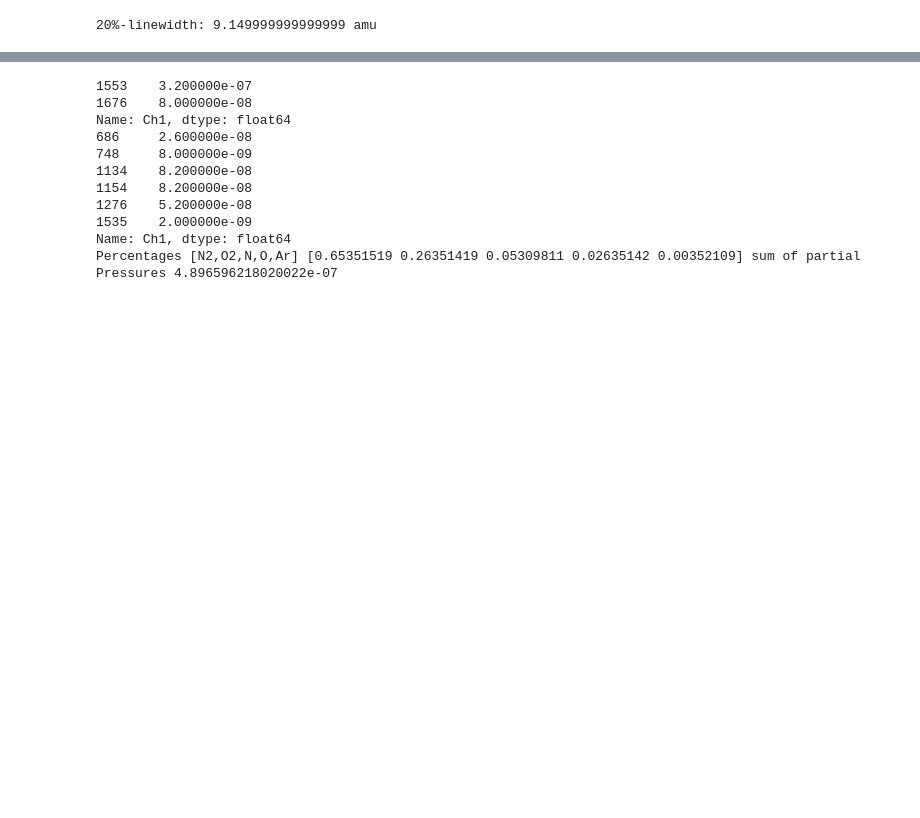
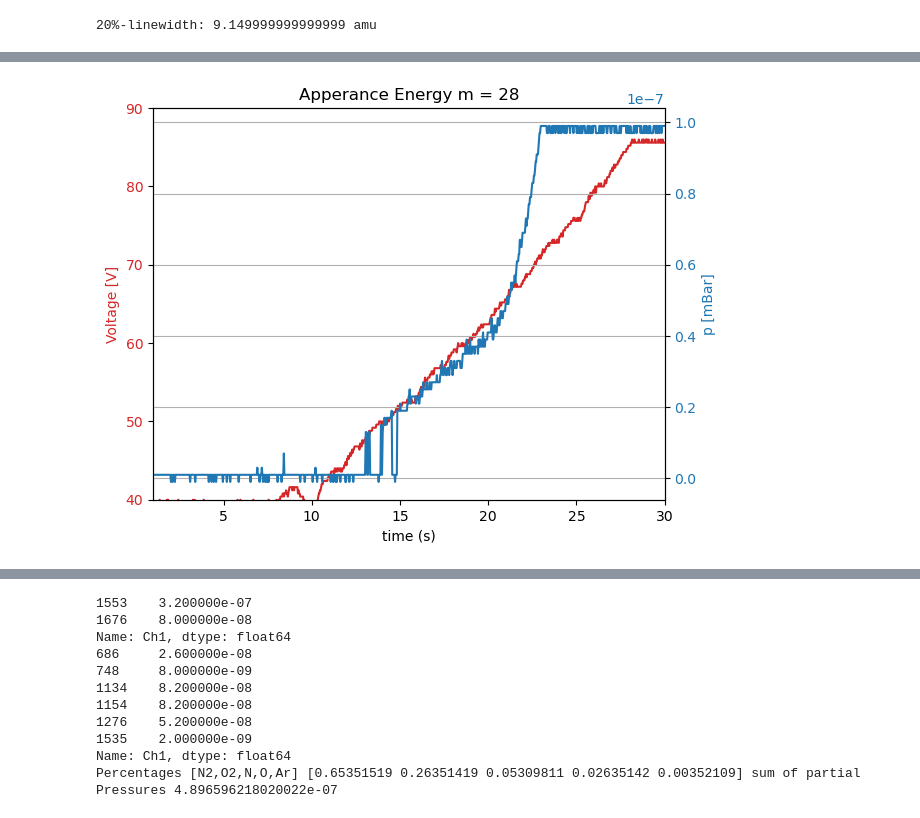
Before and after one commit to HerbertderGrosse/P3, a Jupyter notebook: Massenspektrometer/Mass_spectroskopy.ipynb, the cells around one changed output, grey strips where cells are left out. Drawn from its saved outputs; the diff is of its cells as text; code cells hidden in the pictures; blank space fills up the shorter version.

```diff
--- a/Massenspektrometer/Mass_spectroskopy.ipynb
+++ b/Massenspektrometer/Mass_spectroskopy.ipynb
@@ -221,0 +226,31 @@ plt.show()
+# %%
+
+fig, ax1 = plt.subplots()
+
+color = 'tab:red'
+ax1.set_xlabel('time (s)')
+ax1.set_ylabel('Voltage [V]', color=color)
+ax1.set_ylim(40,90)
+
+ax1.plot(m14["time"],-m14["Ch2"],color=color)
+
+
+ax1.tick_params(axis='y', labelcolor=color)
+
+ax2 = ax1.twinx()  # instantiate a second Axes that shares the same x-axis
+
+color = 'tab:blue'
+ax2.set_ylabel('p [mBar]', color=color)  # we already handled the x-label with ax1
+
+ax2.plot(m14["time"],m14["Ch1"]*1e-8)
+
+
+ax2.tick_params(axis='y', labelcolor=color)
+
+fig.tight_layout()  # otherwise the right y-label is slightly clipped
+plt.title("Apperance Energy m = 28")
+plt.grid(1)
+plt.xlim(1,30)
+plt.show()
+# %% [output]
+[figure, added]
```
Also changed, not shown: parts of 6 cells of this notebook.
